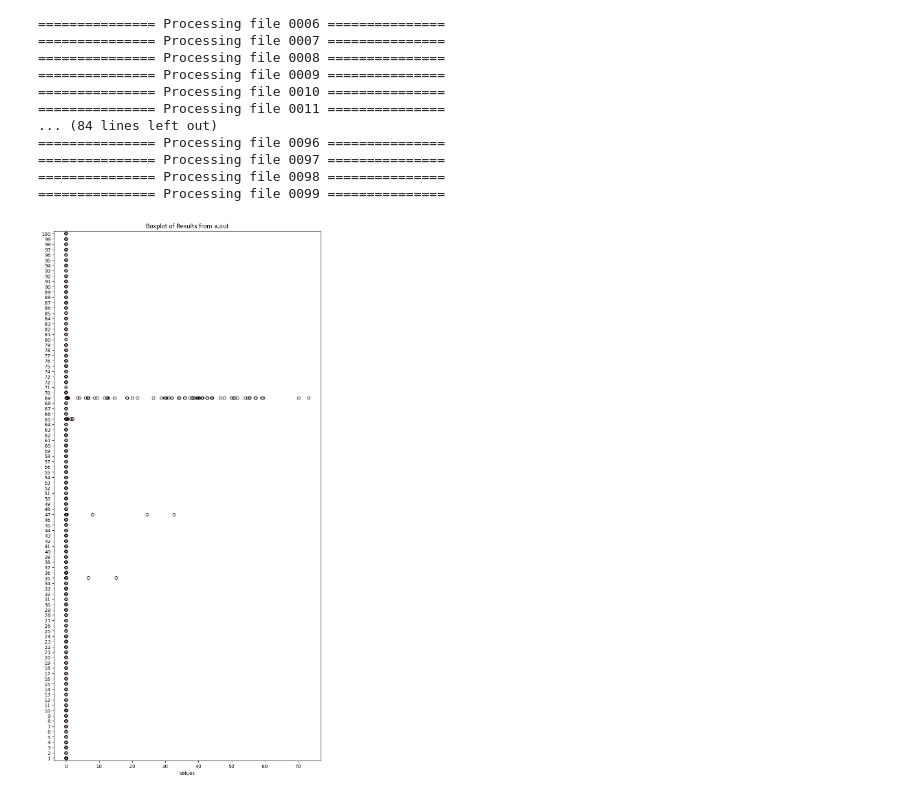
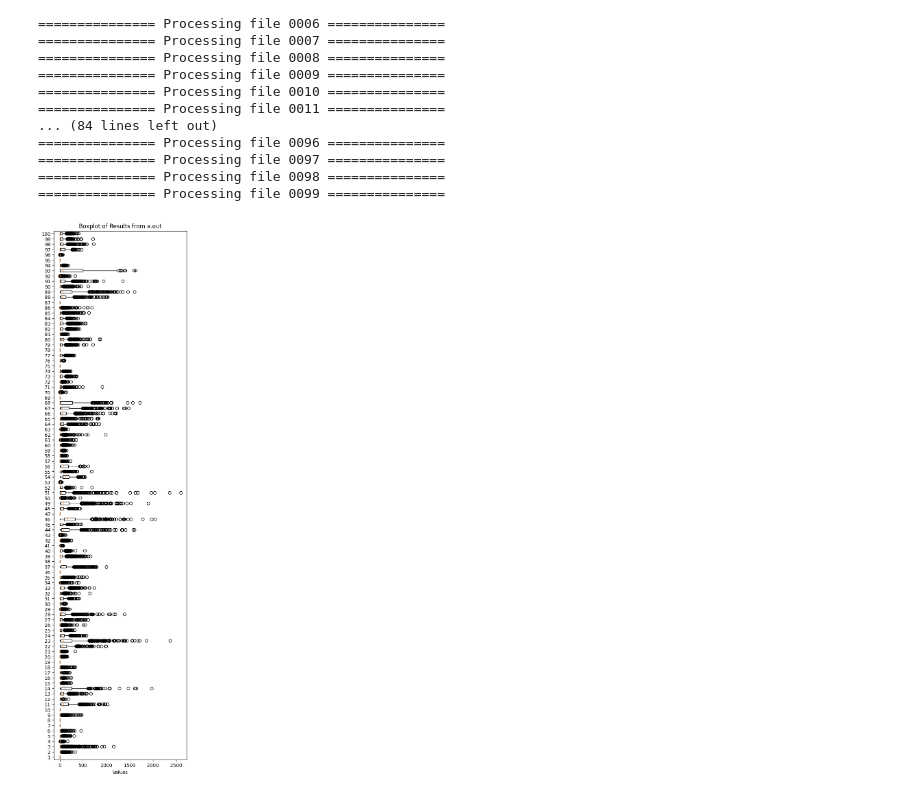
Before and after one commit to nanoseeing/ahc048, a Jupyter notebook: notebooks/errtest.ipynb, the cells around one changed output. Saved outputs shown, nothing was run; the diff lists cells and outputs as text; code cells hidden in the pictures.

```diff
--- a/notebooks/errtest.ipynb
+++ b/notebooks/errtest.ipynb
@@ -4,6 +4,7 @@ import subprocess
 file_num = 100
 
 results = []
+weights = []
 for i in range(file_num):
     print(f"=============== Processing file {i:04d} ===============")
     file_path = f"../tools/in/{i:04d}.txt"
@@ -18,8 +19,13 @@ for i in range(file_num):
             )
 
             stdout, stderr = process.communicate()
-            result = map(float, stdout.strip().split())
+            lines = stdout.splitlines()
+
+            result = map(float,lines[0].strip().split())
             results.append(list(result))
+
+            # weight = map(float, lines[1].strip().split())
+            # weights.append(list(weight))
 
     except Exception as e:
         print(f"Error processing {file_path}: {e}")
@@ -44,10 +50,10 @@ for i in range(file_num):
 # %%
 import matplotlib.pyplot as plt
 
-plt.figure(figsize=(10, 20))
+plt.figure(figsize=(5, 20))
 plt.boxplot(results, vert=False)
 plt.xlabel("Values")
 plt.title("Boxplot of Results from a.out")
 plt.show()
 # %% [output]
-[figure, old version]
+[figure, new version]
```
Also changed, not shown: parts of 3 cells of this notebook, 32 other files.
